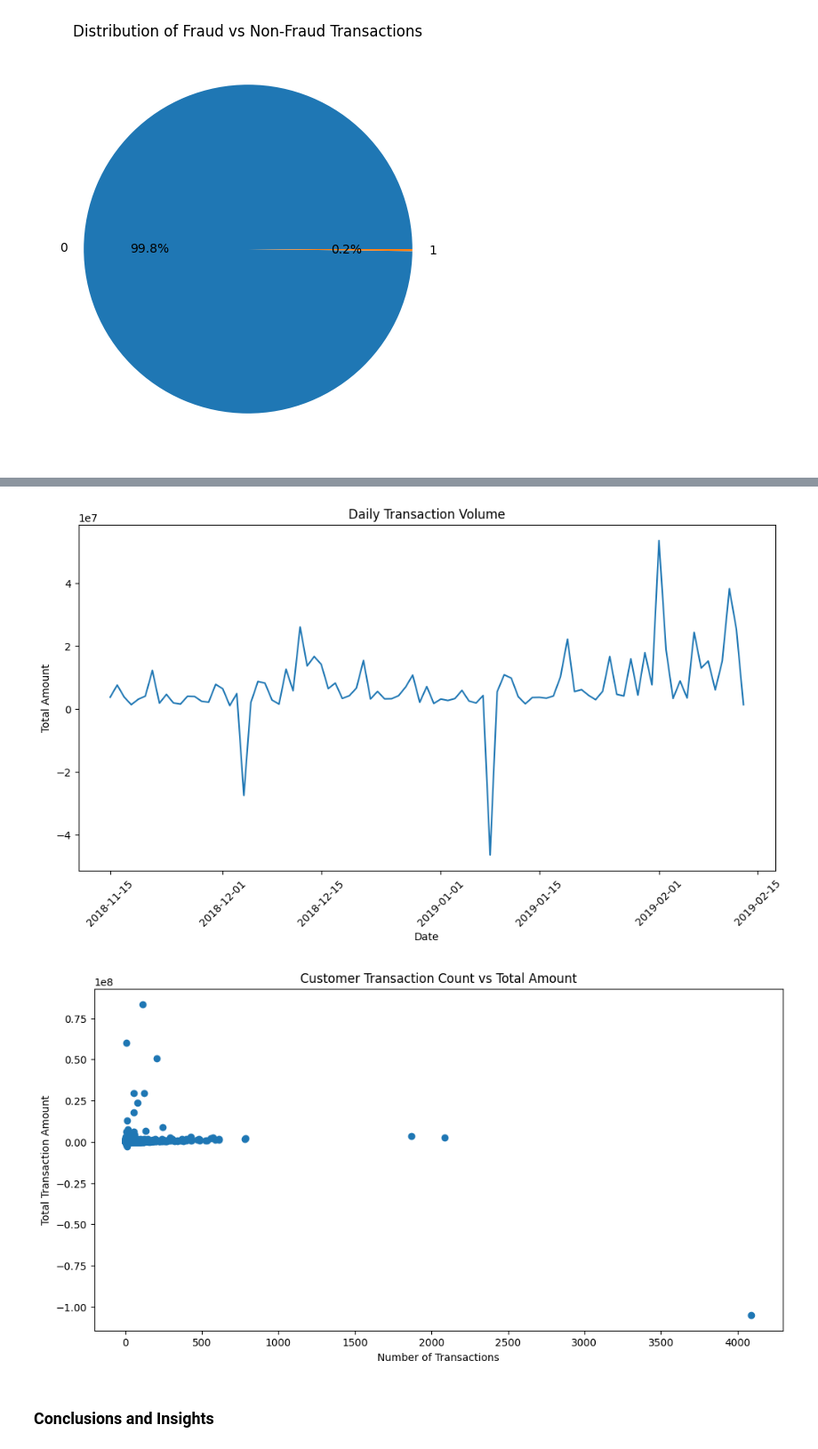
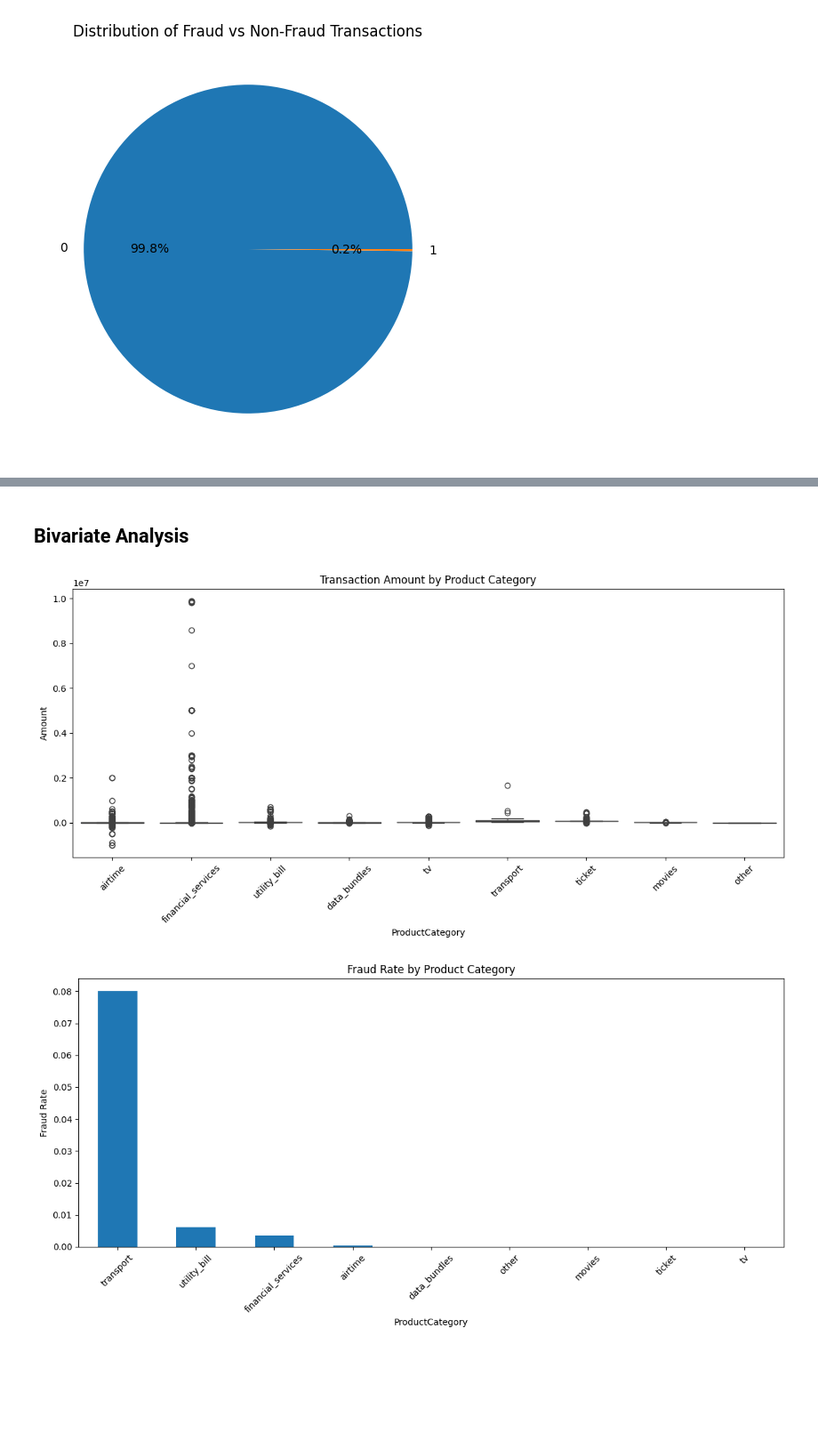
Before and after one commit to OL-YAD/credit-risk-scoring-model, a Jupyter notebook: notebooks/eda_analysis.ipynb, the cells around one changed output, grey strips where cells are left out. Shown at 89% size. Cells and saved outputs as stored; diff of their text form; code cells hidden in the pictures; blank space fills up the shorter version.

Commit message:
eda analysis added

```diff
--- a/notebooks/eda_analysis.ipynb
+++ b/notebooks/eda_analysis.ipynb
@@ -185,30 +178,7 @@ plt.show()
-# %%
-# Time Series Analysis
-df['TransactionStartTime'] = pd.to_datetime(df['TransactionStartTime'])
-df['Date'] = df['TransactionStartTime'].dt.date
-daily_transactions = df.groupby('Date')['Amount'].sum().reset_index()
-
-plt.figure(figsize=(12, 6))
-plt.plot(daily_transactions['Date'], daily_transactions['Amount'])
-plt.title('Daily Transaction Volume')
-plt.xlabel('Date')
-plt.ylabel('Total Amount')
-plt.xticks(rotation=45)
-plt.show()
-# %% [output]
-[figure, removed]
-# %%
-# Customer Analysis
-customer_transactions = df.groupby('CustomerId')['Amount'].agg(['count', 'sum', 'mean'])
-customer_transactions = customer_transactions.sort_values('sum', ascending=False)
-
-plt.figure(figsize=(12, 6))
-plt.scatter(customer_transactions['count'], customer_transactions['sum'])
-plt.title('Customer Transaction Count vs Total Amount')
-plt.xlabel('Number of Transactions')
-plt.ylabel('Total Transaction Amount')
-plt.show()
-# %% [output]
-[figure, removed]
-# %% [markdown]
-### Conclusions and Insights
+# %% [markdown]
+## Bivariate Analysis
+# %%
+bivariate_analysis(df)
+# %% [output]
+[figure, added]
+[figure, added]
```
Also changed, not shown: parts of 23 cells of this notebook.
